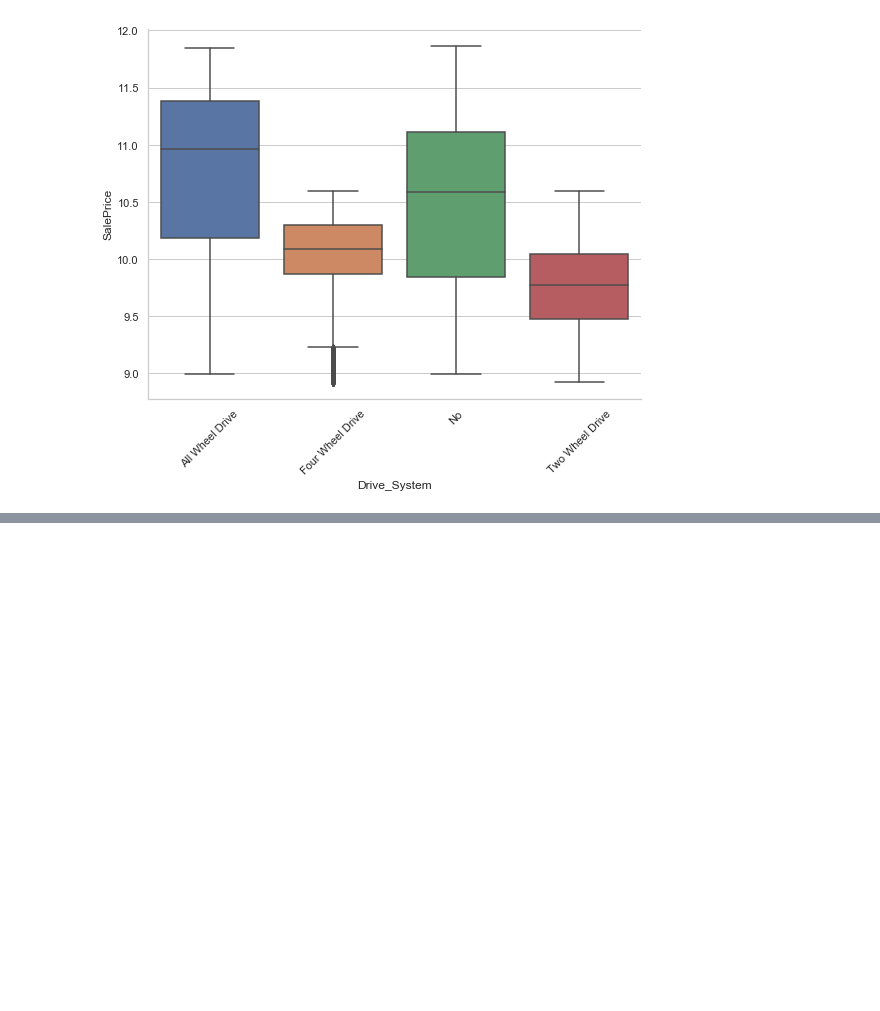
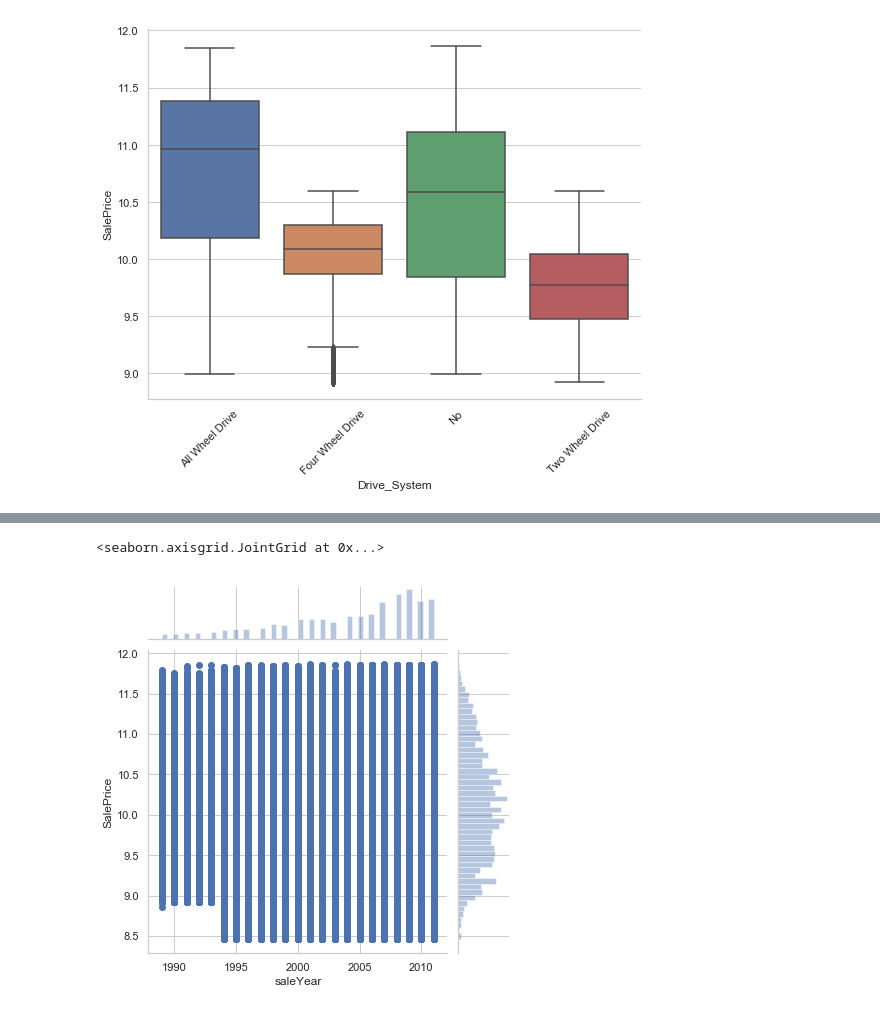
Before and after one commit to samisnotinsane/ML-Notebooks, a Jupyter notebook: visualisation/bulldozers-visualisation.ipynb, the cells around one changed output, grey strips where cells are left out. Saved outputs shown, nothing was run; the diff lists cells and outputs as text; code cells hidden in the pictures; blank space fills up the shorter version.

```diff
--- a/visualisation/bulldozers-visualisation.ipynb
+++ b/visualisation/bulldozers-visualisation.ipynb
@@ -80,0 +102,6 @@ g.set_xticklabels(rotation=45)
+# %%
+# scatterplot of saleYear vs SalePrice
+sns.jointplot(x="saleYear", y="SalePrice", data=df_raw)
+# %% [output]
+<seaborn.axisgrid.JointGrid at 0x...>
+[figure, added]
```
Also changed, not shown: parts of 10 cells of this notebook.
